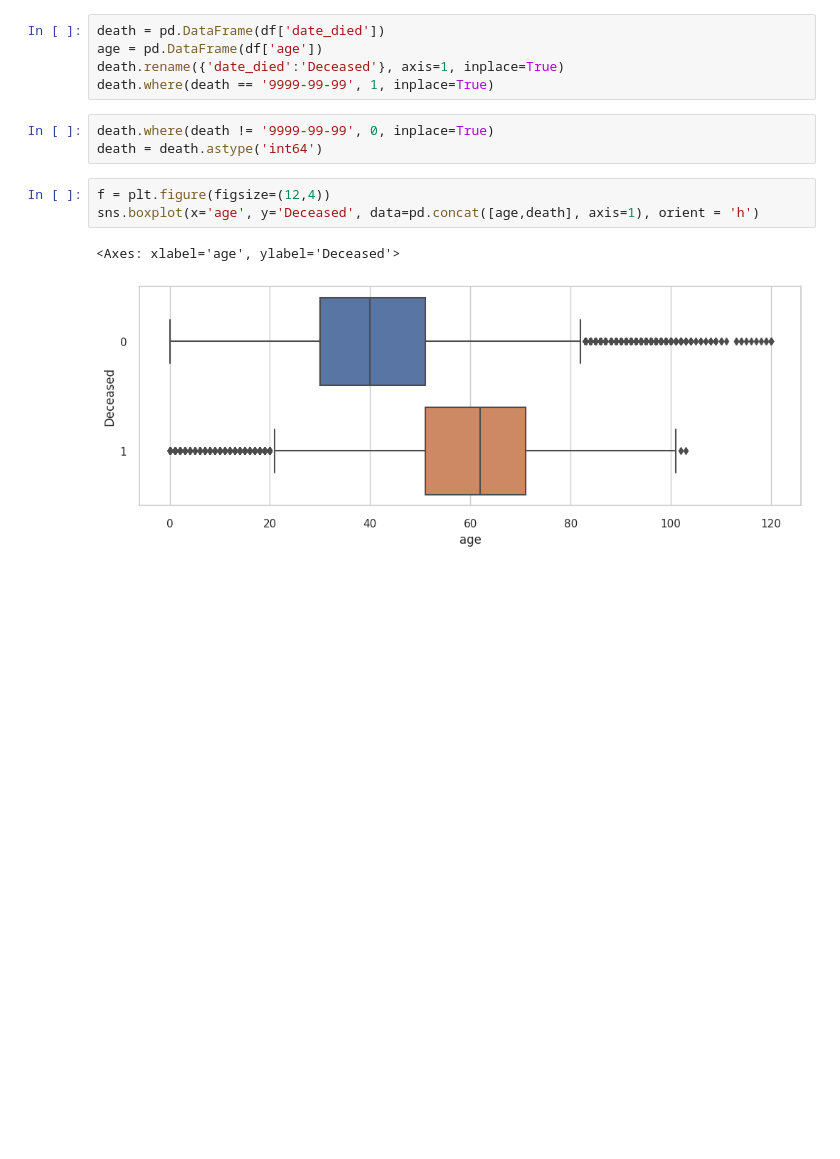
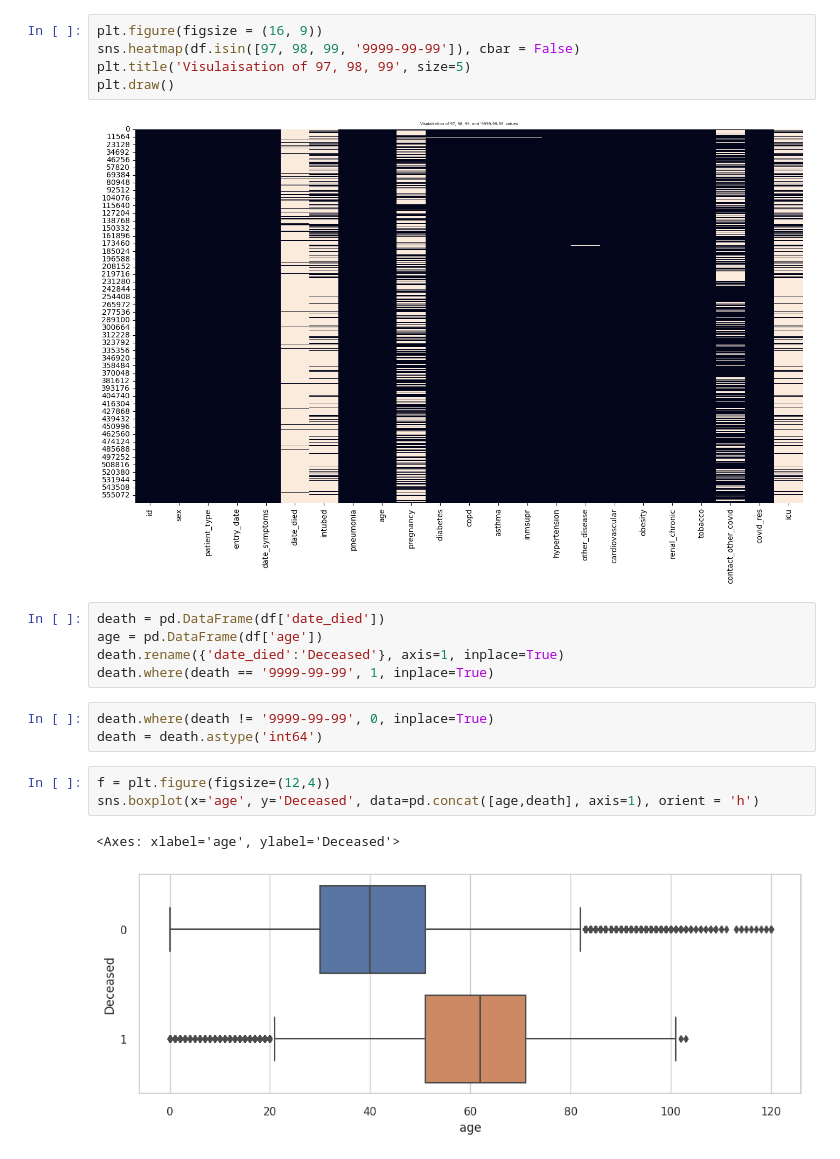
Before and after one commit to adsuman7/ecommerce, a Jupyter notebook: covid19icu.ipynb, the cells around one changed output. Drawn from its saved outputs; the diff is of its cells as text; blank space fills up the shorter version.

```diff
--- a/covid19icu.ipynb
+++ b/covid19icu.ipynb
@@ -25,3 +40,10 @@ df.head()
+# %%
+plt.figure(figsize = (16, 9))
+sns.heatmap(df.isin([97, 98, 99, '9999-99-99']), cbar = False)
+plt.title('Visulaisation of 97, 98, 99', size=5)
+plt.draw()
+# %% [output]
+[figure, added]
 # %%
 death = pd.DataFrame(df['date_died'])
 age = pd.DataFrame(df['age'])
```
Also changed, not shown: parts of 4 cells of this notebook.
